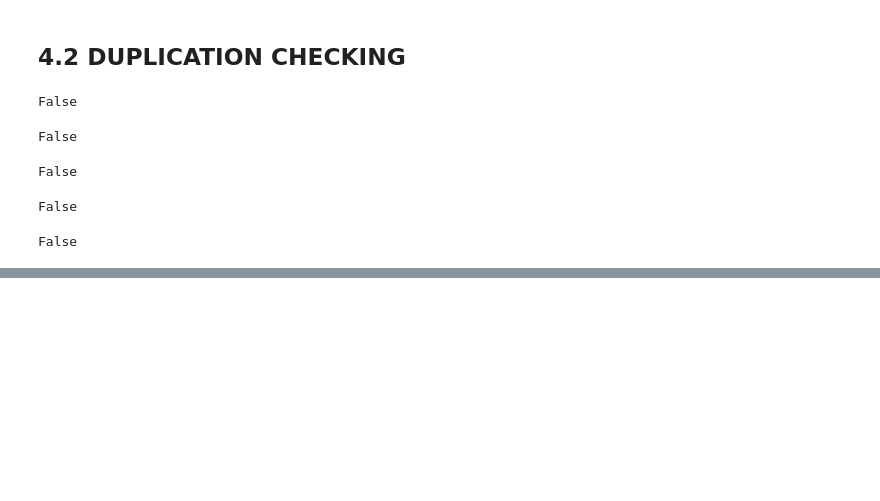
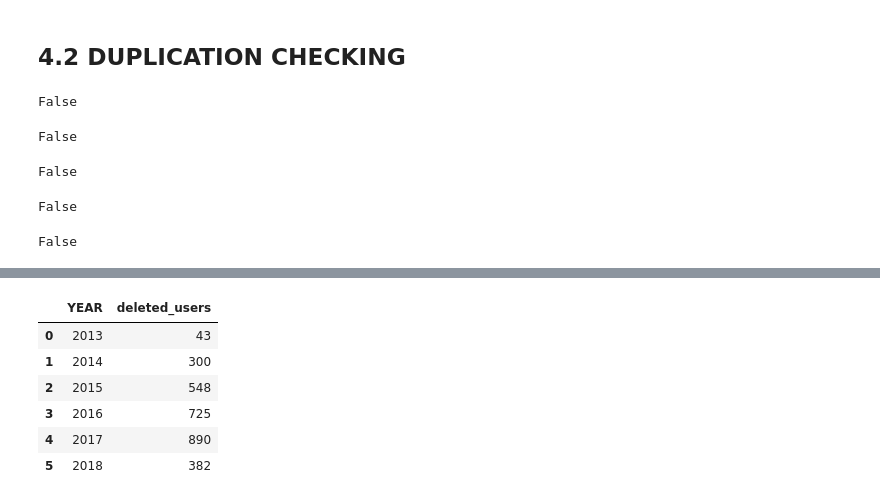
Before and after one commit to H8-Assignments-Bay/finpro-ftds-001-hck-ftds-001-hck-group-002, a Jupyter notebook: h8dsft_FPSG02.ipynb, the cells around one changed output, grey strips where cells are left out. Saved outputs shown, nothing was run; the diff lists cells and outputs as text; code cells hidden in the pictures; blank space fills up the shorter version.

```diff
--- a/h8dsft_FPSG02.ipynb
+++ b/h8dsft_FPSG02.ipynb
@@ -329,0 +508,12 @@ False
+# %%
+deleted_at['YEAR'] = pd.DatetimeIndex(deleted_at['DAY']).year
+new_deleted_at = pd.DataFrame(deleted_at.groupby(['YEAR'], as_index=False).sum())
+new_deleted_at
+# %% [output]
+|  | YEAR | deleted_users |
+| 0 | 2013 | 43 |
+| 1 | 2014 | 300 |
+| 2 | 2015 | 548 |
+| 3 | 2016 | 725 |
+| 4 | 2017 | 890 |
+| 5 | 2018 | 382 |
```
Also changed, not shown: parts of 35 cells of this notebook, 1 other file.
